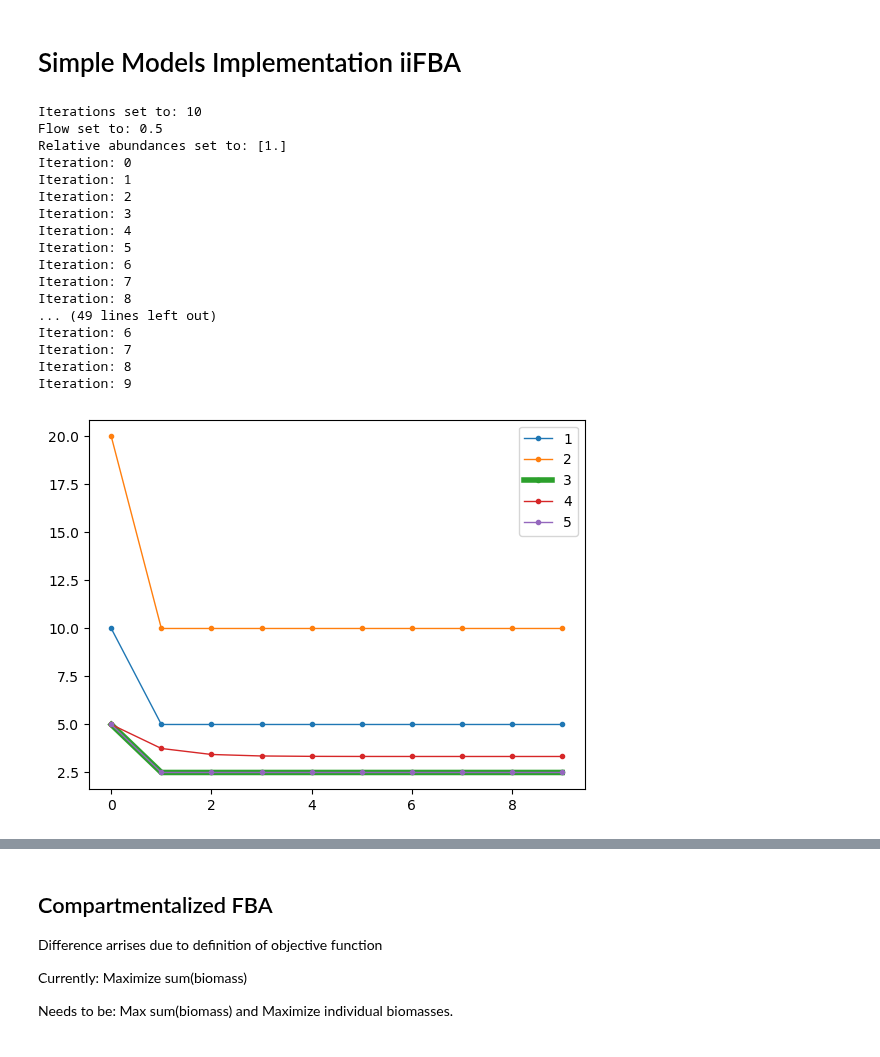
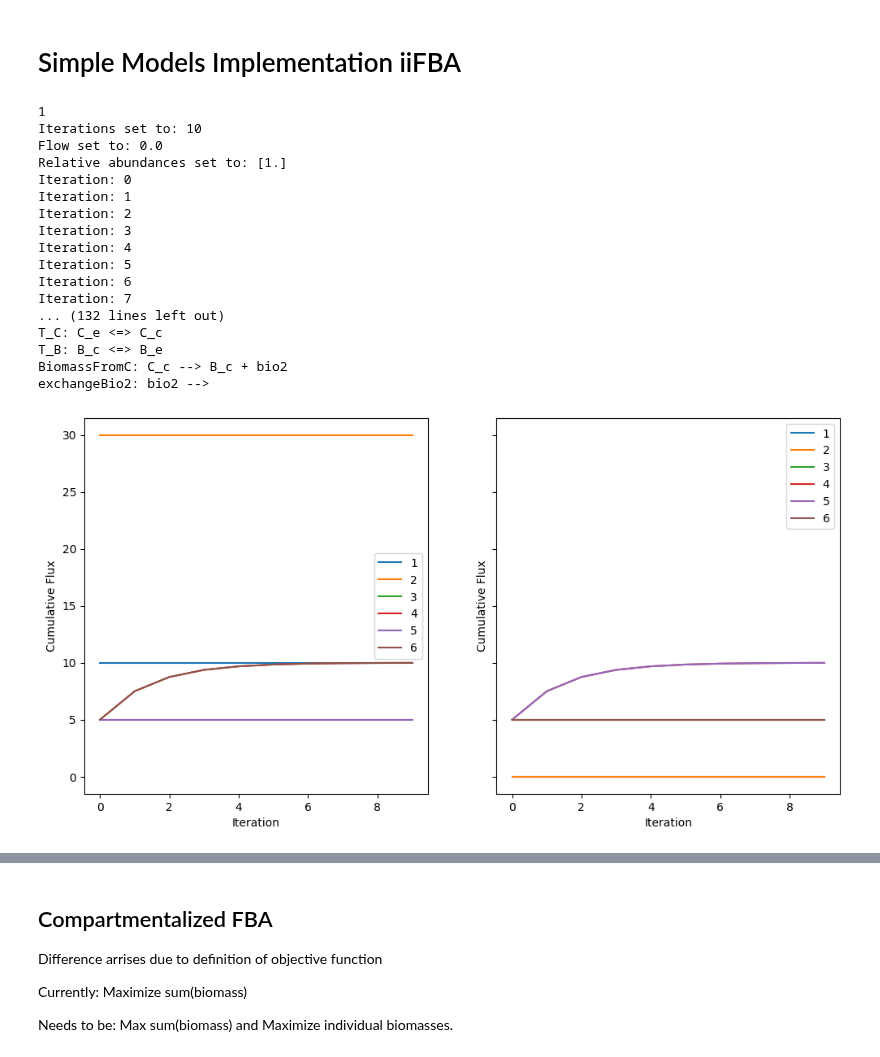
Before and after one commit to m-3-lab/iiFBA, a Jupyter notebook: Examples/simple_iiFBA_usage.ipynb, the cells around one changed output, grey strips where cells are left out. Drawn from its saved outputs; the diff is of its cells as text; code cells hidden in the pictures.

```diff
--- a/Examples/simple_iiFBA_usage.ipynb
+++ b/Examples/simple_iiFBA_usage.ipynb
@@ -57,44 +57,45 @@ I have models drawn (will be updated and cleaned up if approved- thank you to Vi
 # %%
 import iifba
 from iifba.utils import load_simple_models
 import matplotlib.pyplot as plt
 import numpy as np
 
-#fig, (ax1, ax2) = plt.subplots(1, 2, figsize=(12, 6), sharey=True)
-for sit_idx in range(1,6):
+fig, (ax1, ax2) = plt.subplots(1, 2, figsize=(12, 6), sharey=True)
+for sit_idx in range(1, 7):
 	models, media = load_simple_models(sit_idx)
-
-	f, F = iifba.iipfba(models, media, rel_abund="equal", iters=10, flow=0.5) # defualt values
-
+	print()
+	print(sit_idx)
+	f, F = iifba.iipfba(models, media, rel_abund="equal", iters=10, flow=0) # defualt values
+	print("Media:", media)
+	for model in models:
+		for reaction in model.reactions:
+			print(reaction)
 	biomass_id = "exchangeBio1"
-	# ax1 = iifba.iifba_vis(F.loc[0,:][biomass_id], ax=ax1, line_lab=sit_idx)
-	# if sit_idx > 2:
-	# 	biomass_id = "exchangeBio2"
-	# 	ax2 = iifba.iifba_vis(F.loc[1,:][biomass_id], ax=ax2, line_lab=sit_idx)
-	# else:
-	# 	ax2 = iifba.iifba_vis(np.zeros(10), ax=ax2, line_lab=sit_idx)
-	lw= 1 if sit_idx != 3 else 4
-	plt.plot(F.loc[0,:][biomass_id], label=sit_idx, marker='o', markersize=3, linewidth=lw)
-	plt.legend()
+	ax1 = iifba.iifba_vis(F.loc[0,:][biomass_id], ax=ax1, line_lab=sit_idx)
+	if sit_idx > 2:
+		biomass_id = "exchangeBio2"
+		ax2 = iifba.iifba_vis(F.loc[1,:][biomass_id], ax=ax2, line_lab=sit_idx)
+	else:
+		ax2 = iifba.iifba_vis(np.zeros(10), ax=ax2, line_lab=sit_idx)
 # %% [output]
+1
 Iterations set to: 10
-Flow set to: 0.5
+Flow set to: 0.0
 Relative abundances set to: [1.]
 Iteration: 0
 Iteration: 1
 Iteration: 2
 Iteration: 3
 Iteration: 4
 Iteration: 5
 Iteration: 6
 Iteration: 7
-Iteration: 8
-... (49 lines left out)
-Iteration: 6
-Iteration: 7
-Iteration: 8
-Iteration: 9
+... (132 lines left out)
+T_C: C_e <=> C_c
+T_B: B_c <=> B_e
+BiomassFromC: C_c --> B_c + bio2
+exchangeBio2: bio2 -->
-[figure, old version]
+[figure, new version]
 # %%
 from IPython.display import display
 for line in ax1.get_lines():
```
Also changed, not shown: parts of 4 cells of this notebook, 4 other files.
